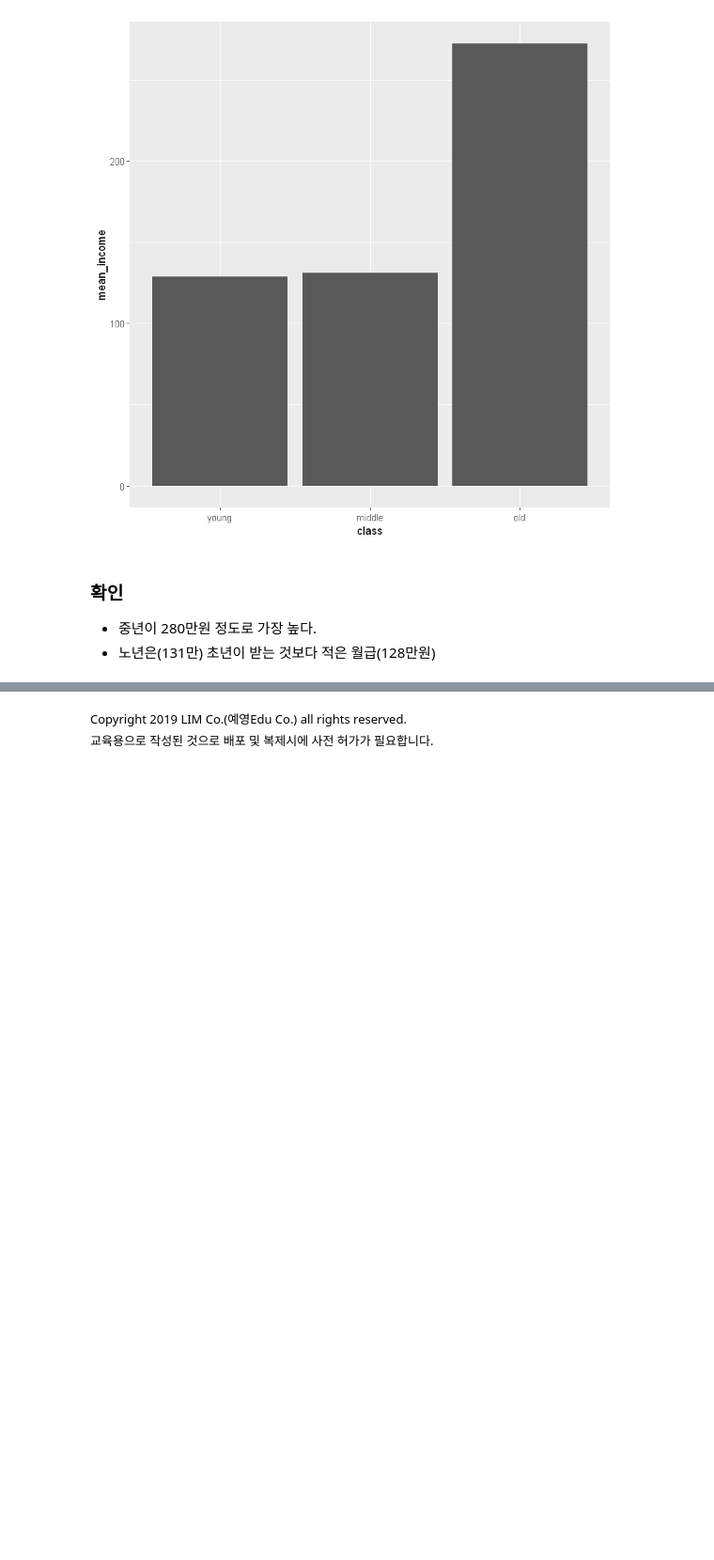
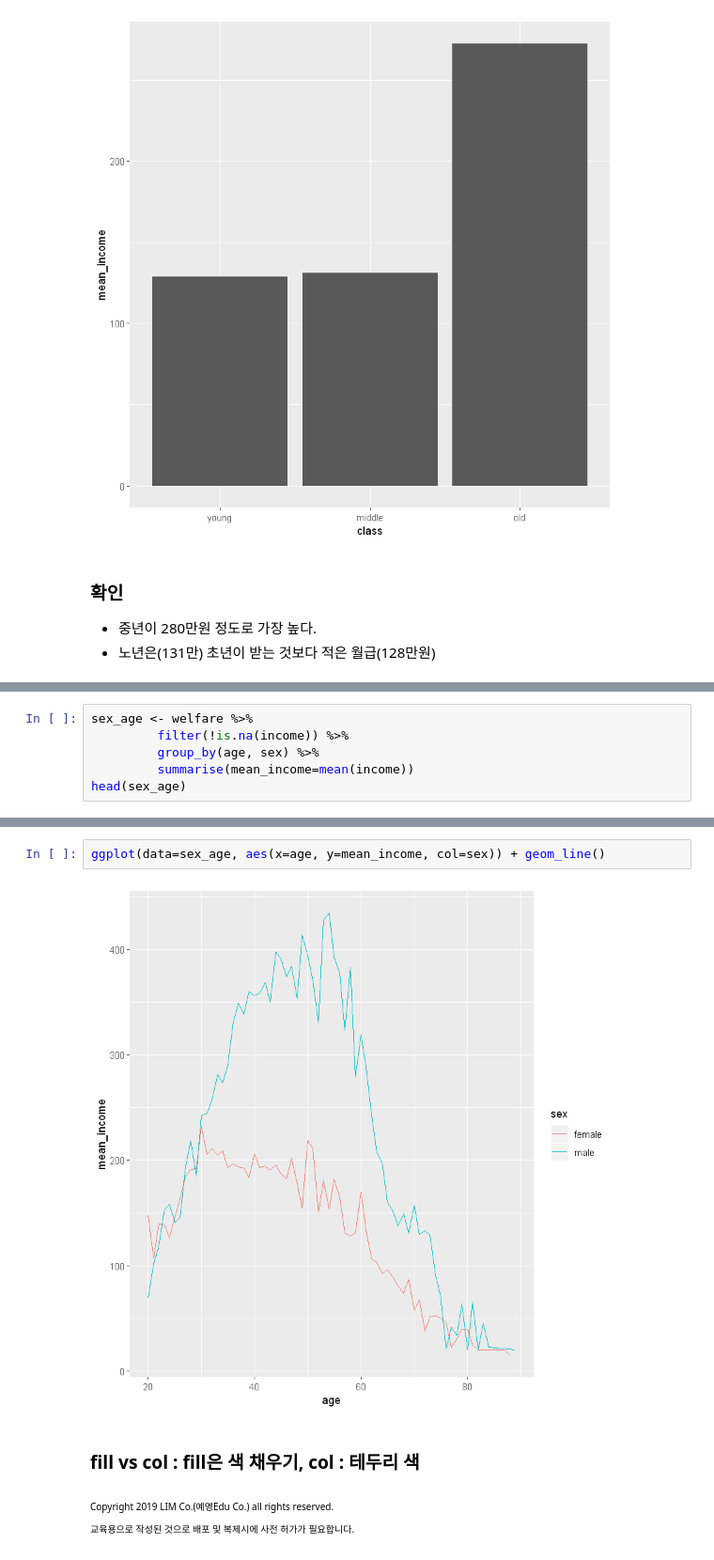
Before and after one commit to LDJWJ/RBasic, a Jupyter notebook: RProject01B_dplyr_ggplot_withdoit.ipynb, the cells around one changed output, grey strips where cells are left out. Shown at 94% size. Saved outputs shown, nothing was run; the diff lists cells and outputs as text; blank space fills up the shorter version.

```diff
--- a/RProject01B_dplyr_ggplot_withdoit.ipynb
+++ b/RProject01B_dplyr_ggplot_withdoit.ipynb
@@ -201,0 +279,6 @@ ggplot(class_income, aes(x=class, y=mean_income)) + geom_col() +
+# %%
+sex_age <- welfare %>%
+         filter(!is.na(income)) %>%
+         group_by(age, sex) %>%
+         summarise(mean_income=mean(income))
+head(sex_age)
@@ -202,3 +293,9 @@ ggplot(class_income, aes(x=class, y=mean_income)) + geom_col() +
+# %%
+ggplot(data=sex_age, aes(x=age, y=mean_income, col=sex)) + geom_line()
+# %% [output]
+[figure, added]
+# %% [markdown]
+### fill vs col : fill은 색 채우기, col : 테두리 색
 # %% [markdown]
-<font size=2> Copyright 2019 LIM Co.(예영Edu Co.) all rights reserved. </font><br>
-<font size=2> 교육용으로 작성된 것으로 배포 및 복제시에 사전 허가가 필요합니다.</font>
+<font size=1> Copyright 2019 LIM Co.(예영Edu Co.) all rights reserved. </font><br>
+<font size=1> 교육용으로 작성된 것으로 배포 및 복제시에 사전 허가가 필요합니다.</font>
```
Also changed, not shown: parts of 13 cells of this notebook, 1 other file.
